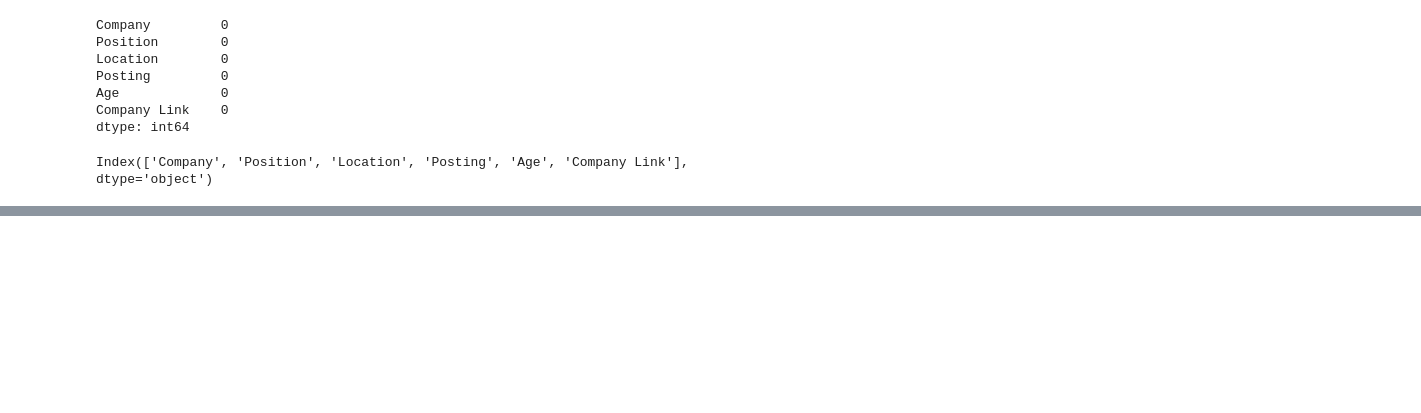
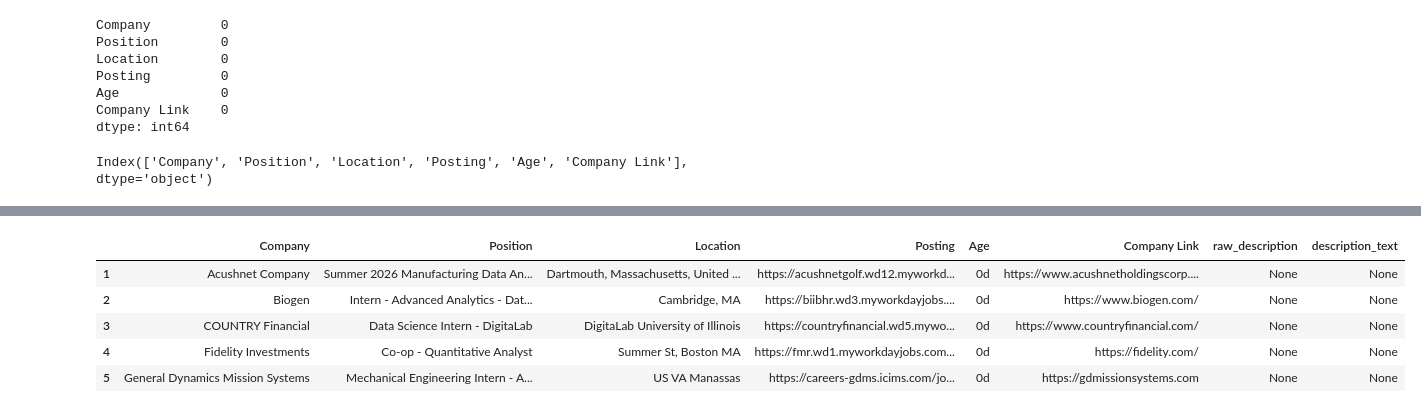
Before and after one commit to SahilDSangani/DS-Internship-Analysis, a Jupyter notebook: process_data.ipynb, the cells around one changed output, grey strips where cells are left out. Cells and saved outputs as stored; diff of their text form; code cells hidden in the pictures; blank space fills up the shorter version.

```diff
--- a/process_data.ipynb
+++ b/process_data.ipynb
@@ -139,0 +218,11 @@ quant_df.Company.unique().size
+# %%
+other_df['raw_description'] = None
+other_df['description_text'] = None
+other_df.head()
+# %% [output]
+|  | Company | Position | Location | Posting | Age | Company Link | raw_description | description_text |
+| 1 | Acushnet Company | Summer 2026 Manufacturing Data An... | Dartmouth, Massachusetts, United ... | https://acushnetgolf.wd12.myworkd... | 0d | https://www.acushnetholdingscorp.... | None | None |
+| 2 | Biogen | Intern - Advanced Analytics - Dat... | Cambridge, MA | https://biibhr.wd3.myworkdayjobs.... | 0d | https://www.biogen.com/ | None | None |
+| 3 | COUNTRY Financial | Data Science Intern - DigitaLab | DigitaLab University of Illinois | https://countryfinancial.wd5.mywo... | 0d | https://www.countryfinancial.com/ | None | None |
+| 4 | Fidelity Investments | Co-op - Quantitative Analyst | Summer St, Boston MA | https://fmr.wd1.myworkdayjobs.com... | 0d | https://fidelity.com/ | None | None |
+| 5 | General Dynamics Mission Systems | Mechanical Engineering Intern - A... | US VA Manassas | https://careers-gdms.icims.com/jo... | 0d | https://gdmissionsystems.com | None | None |
```
Also changed, not shown: parts of 18 cells of this notebook, 4 other files.
